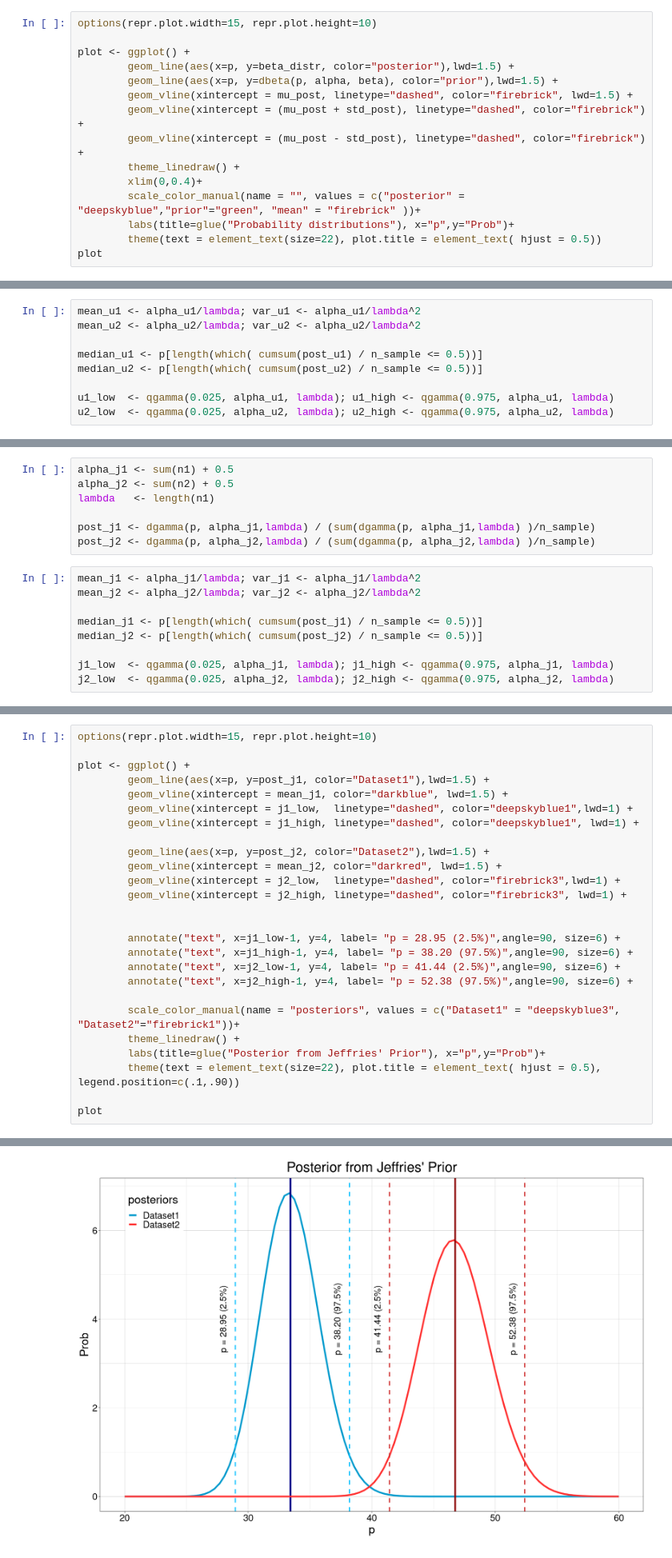
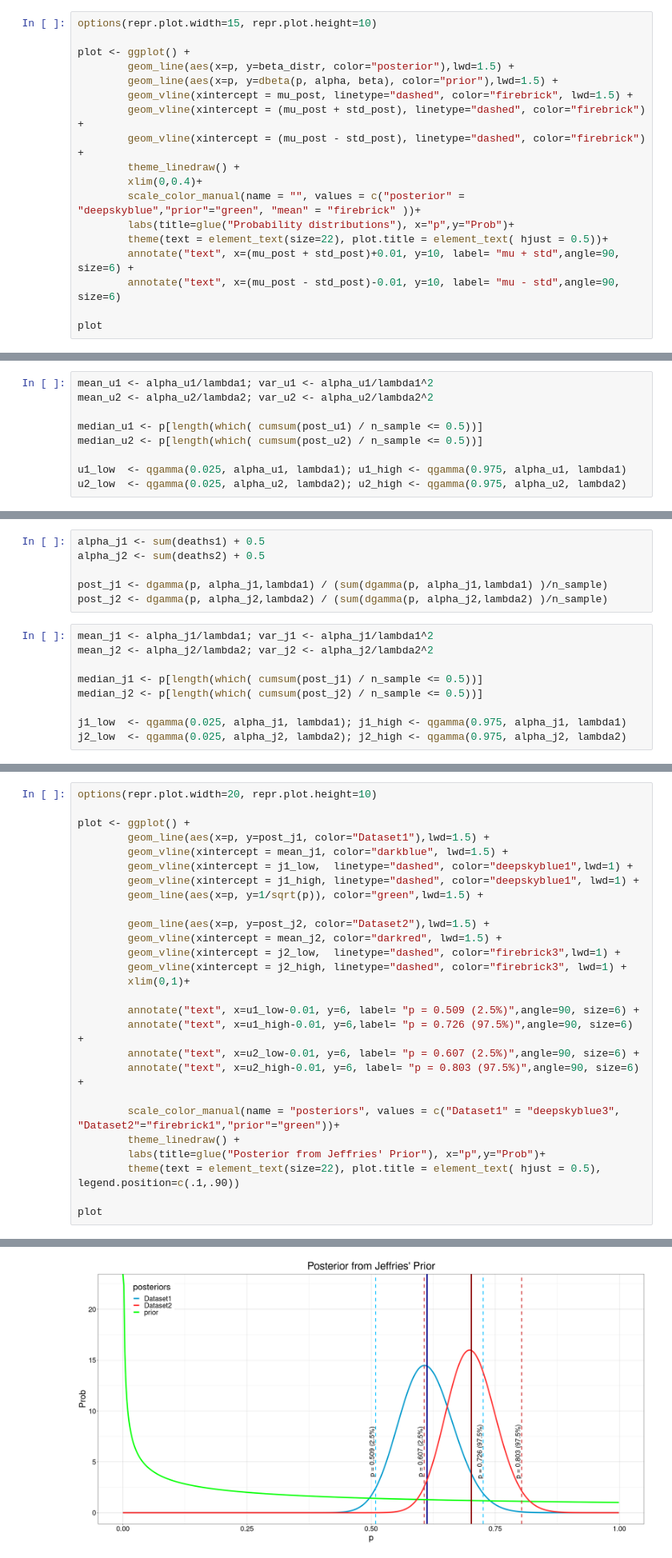
Before and after one commit to PietroCappelli/Advance_stat, a Jupyter notebook: Exercises/exercise06.ipynb, the cells around one changed output, grey strips where cells are left out. Shown at 80% size. Saved outputs shown, nothing was run; the diff lists cells and outputs as text.

```diff
--- a/Exercises/exercise06.ipynb
+++ b/Exercises/exercise06.ipynb
@@ -62,7 +87,10 @@ plot <- ggplot() +
         xlim(0,0.4)+
         scale_color_manual(name = "", values = c("posterior" = "deepskyblue","prior"="green", "mean" = "firebrick" ))+
         labs(title=glue("Probability distributions"), x="p",y="Prob")+
-        theme(text = element_text(size=22), plot.title = element_text( hjust = 0.5))
+        theme(text = element_text(size=22), plot.title = element_text( hjust = 0.5))+
+        annotate("text", x=(mu_post + std_post)+0.01, y=10, label= "mu + std",angle=90, size=6) +
+        annotate("text", x=(mu_post - std_post)-0.01, y=10, label= "mu - std",angle=90, size=6)
+
 plot
 # %% [output]
 Warning message:
@@ -167,14 +218,14 @@ post_u2 <- dgamma(p, alpha_u2,lambda) / (sum(dgamma(p, alpha_u2,lambda) )/n_samp
 # %% [markdown]
 For the mean and std values we follow the formula for the Gamma distribution. To calulate the median we use the definition
 # %%
-mean_u1 <- alpha_u1/lambda; var_u1 <- alpha_u1/lambda^2
-mean_u2 <- alpha_u2/lambda; var_u2 <- alpha_u2/lambda^2
+mean_u1 <- alpha_u1/lambda1; var_u1 <- alpha_u1/lambda1^2
+mean_u2 <- alpha_u2/lambda2; var_u2 <- alpha_u2/lambda2^2
 
 median_u1 <- p[length(which( cumsum(post_u1) / n_sample <= 0.5))]
 median_u2 <- p[length(which( cumsum(post_u2) / n_sample <= 0.5))]
 
-u1_low  <- qgamma(0.025, alpha_u1, lambda); u1_high <- qgamma(0.975, alpha_u1, lambda)
-u2_low  <- qgamma(0.025, alpha_u2, lambda); u2_high <- qgamma(0.975, alpha_u2, lambda)
+u1_low  <- qgamma(0.025, alpha_u1, lambda1); u1_high <- qgamma(0.975, alpha_u1, lambda1)
+u2_low  <- qgamma(0.025, alpha_u2, lambda2); u2_high <- qgamma(0.975, alpha_u2, lambda2)
 # %%
 cat("Uniform prior, first dataset \n")
 cat("\t mean=", mean_u1,"\n")
@@ -229,21 +290,20 @@ plot
 # %% [markdown]
 ### Jeffries' Prior
 # %%
-alpha_j1 <- sum(n1) + 0.5
-alpha_j2 <- sum(n2) + 0.5
-lambda   <- length(n1)
+alpha_j1 <- sum(deaths1) + 0.5
+alpha_j2 <- sum(deaths2) + 0.5
 
-post_j1 <- dgamma(p, alpha_j1,lambda) / (sum(dgamma(p, alpha_j1,lambda) )/n_sample)
-post_j2 <- dgamma(p, alpha_j2,lambda) / (sum(dgamma(p, alpha_j2,lambda) )/n_sample)
+post_j1 <- dgamma(p, alpha_j1,lambda1) / (sum(dgamma(p, alpha_j1,lambda1) )/n_sample)
+post_j2 <- dgamma(p, alpha_j2,lambda2) / (sum(dgamma(p, alpha_j2,lambda2) )/n_sample)
 # %%
-mean_j1 <- alpha_j1/lambda; var_j1 <- alpha_j1/lambda^2
-mean_j2 <- alpha_j2/lambda; var_j2 <- alpha_j2/lambda^2
+mean_j1 <- alpha_j1/lambda1; var_j1 <- alpha_j1/lambda1^2
+mean_j2 <- alpha_j2/lambda2; var_j2 <- alpha_j2/lambda2^2
 
 median_j1 <- p[length(which( cumsum(post_j1) / n_sample <= 0.5))]
 median_j2 <- p[length(which( cumsum(post_j2) / n_sample <= 0.5))]
 
-j1_low  <- qgamma(0.025, alpha_j1, lambda); j1_high <- qgamma(0.975, alpha_j1, lambda)
-j2_low  <- qgamma(0.025, alpha_j2, lambda); j2_high <- qgamma(0.975, alpha_j2, lambda)
+j1_low  <- qgamma(0.025, alpha_j1, lambda1); j1_high <- qgamma(0.975, alpha_j1, lambda1)
+j2_low  <- qgamma(0.025, alpha_j2, lambda2); j2_high <- qgamma(0.975, alpha_j2, lambda2)
 # %%
 cat("Jeffires' prior, first dataset \n")
 cat("\t mean=", mean_j1,"\n")
@@ -270,24 +330,25 @@ Jeffries' prior, second dataset
 # %%
-options(repr.plot.width=15, repr.plot.height=10)
+options(repr.plot.width=20, repr.plot.height=10)
 
 plot <- ggplot() +
         geom_line(aes(x=p, y=post_j1, color="Dataset1"),lwd=1.5) +
         geom_vline(xintercept = mean_j1, color="darkblue", lwd=1.5) +
         geom_vline(xintercept = j1_low,  linetype="dashed", color="deepskyblue1",lwd=1) +
         geom_vline(xintercept = j1_high, linetype="dashed", color="deepskyblue1", lwd=1) +
+        geom_line(aes(x=p, y=1/sqrt(p)), color="green",lwd=1.5) +
 
         geom_line(aes(x=p, y=post_j2, color="Dataset2"),lwd=1.5) +
         geom_vline(xintercept = mean_j2, color="darkred", lwd=1.5) +
         geom_vline(xintercept = j2_low,  linetype="dashed", color="firebrick3",lwd=1) +
         geom_vline(xintercept = j2_high, linetype="dashed", color="firebrick3", lwd=1) +
+        xlim(0,1)+
 
+        annotate("text", x=u1_low-0.01, y=6, label= "p = 0.509 (2.5%)",angle=90, size=6) +
+        annotate("text", x=u1_high-0.01, y=6,label= "p = 0.726 (97.5%)",angle=90, size=6) +
+        annotate("text", x=u2_low-0.01, y=6, label= "p = 0.607 (2.5%)",angle=90, size=6) +
+        annotate("text", x=u2_high-0.01, y=6, label= "p = 0.803 (97.5%)",angle=90, size=6) +
 
-        annotate("text", x=j1_low-1, y=4, label= "p = 28.95 (2.5%)",angle=90, size=6) +
-        annotate("text", x=j1_high-1, y=4, label= "p = 38.20 (97.5%)",angle=90, size=6) +
-        annotate("text", x=j2_low-1, y=4, label= "p = 41.44 (2.5%)",angle=90, size=6) +
-        annotate("text", x=j2_high-1, y=4, label= "p = 52.38 (97.5%)",angle=90, size=6) +
-
-        scale_color_manual(name = "posteriors", values = c("Dataset1" = "deepskyblue3", "Dataset2"="firebrick1"))+
+        scale_color_manual(name = "posteriors", values = c("Dataset1" = "deepskyblue3", "Dataset2"="firebrick1","prior"="green"))+
         theme_linedraw() +
         labs(title=glue("Posterior from Jeffries' Prior"), x="p",y="Prob")+
         theme(text = element_text(size=22), plot.title = element_text( hjust = 0.5), legend.position=c(.1,.90))
@@ -297 +364 @@ plot
-[figure, old version]
+[figure, new version]
```
Also changed, not shown: parts of 35 cells of this notebook.
